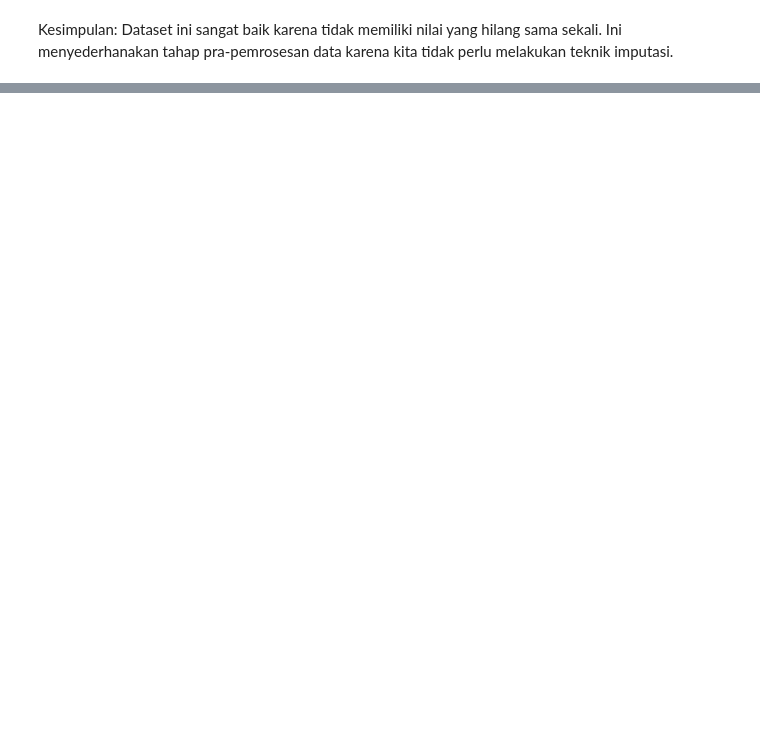
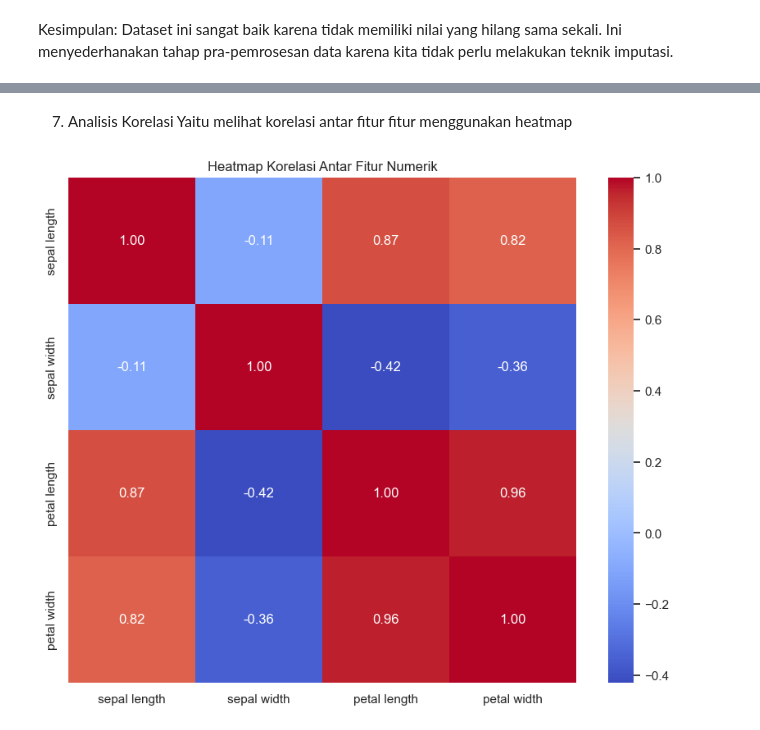
Before and after one commit to NaufalRabbani/PSD, a Jupyter notebook: bab-2_du.ipynb, the cells around one changed output, grey strips where cells are left out. Cells and saved outputs as stored; diff of their text form; code cells hidden in the pictures; blank space fills up the shorter version.

```diff
--- a/bab-2_du.ipynb
+++ b/bab-2_du.ipynb
@@ -157,0 +284,14 @@ Observasi dan Kesimpulan:
+# %% [markdown]
+7. Analisis Korelasi
+Yaitu melihat korelasi antar fitur fitur menggunakan heatmap
+# %%
+# Hitung matriks korelasi
+correlation_matrix = df[numerical_columns].corr()
+
+# Buat heatmap
+plt.figure(figsize=(10, 8))
+sns.heatmap(correlation_matrix, annot=True, cmap='coolwarm', fmt=".2f")
+plt.title('Heatmap Korelasi Antar Fitur Numerik')
+plt.show()
+# %% [output]
+[figure, added]
```
Also changed, not shown: parts of 26 cells of this notebook, 6 other files.
